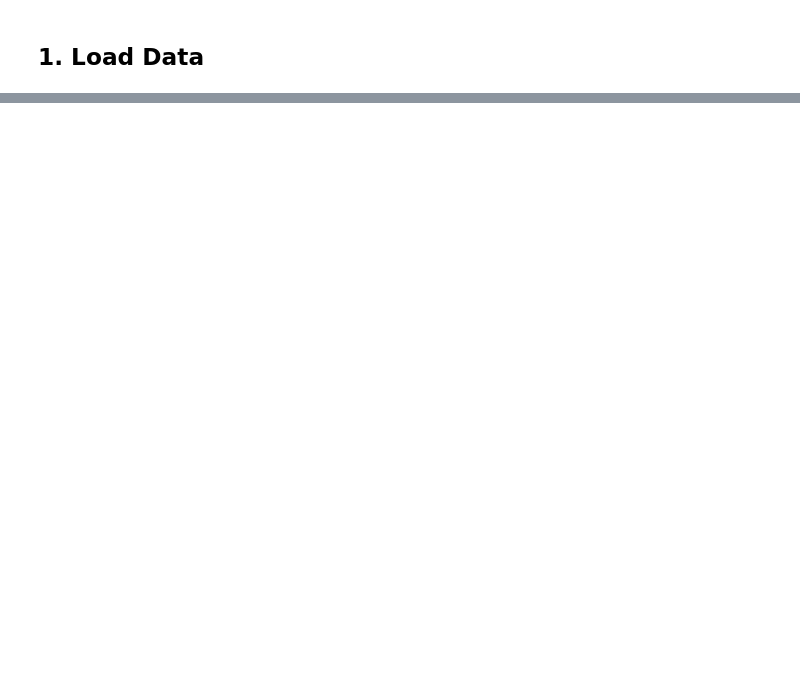
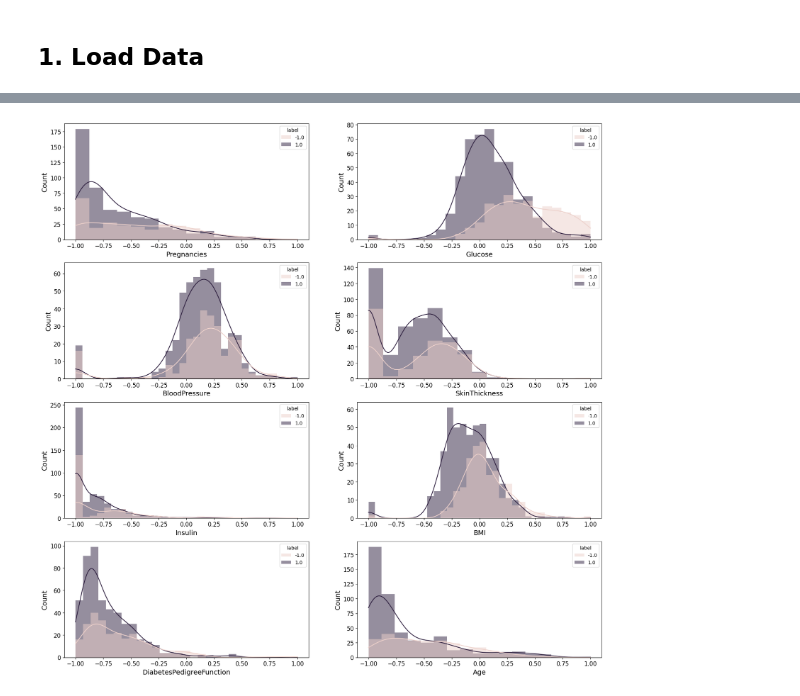
Before and after one commit to KaneZhao/deep-learning-assignments, a Jupyter notebook: assignment1/Assignment1.ipynb, the cells around one changed output, grey strips where cells are left out. Drawn from its saved outputs; the diff is of its cells as text; code cells hidden in the pictures; blank space fills up the shorter version.

```diff
--- a/assignment1/Assignment1.ipynb
+++ b/assignment1/Assignment1.ipynb
@@ -26,4 +27,4 @@ import seaborn as sns
 # %% [markdown]
 ## 1. Load Data
 # %%
-X_train, y_train = load_svmlight_file('diabetes.txt')
+features, target = load_svmlight_file('diabetes.txt')
@@ -43,0 +31,3 @@ pd.DataFrame(tmp).describe()
+# %%
+features = features.toarray()
+pd.DataFrame(features).describe()
@@ -43,0 +54,10 @@ pd.DataFrame(tmp).describe()
+# %%
+## EDA
+colnames=['Pregnancies','Glucose','BloodPressure','SkinThickness','Insulin','BMI','DiabetesPedigreeFunction','Age','label']
+
+df = pd.DataFrame(features)
+df['Outcome']=target
+
+df.columns=colnames
+
+df.head()
@@ -43,0 +71,17 @@ pd.DataFrame(tmp).describe()
+# %%
+# Code fragment to help with plotting histograms combining matplotlib and seaborn (and pandas)
+def hist_plot(features, Nrows, Ncols):
+
+    fig, axes = plt.subplots(Nrows, Ncols, figsize=(20, 20))
+
+    for row in range(Nrows):
+        for col in range(Ncols):
+            feature = features[row * Ncols + col]
+            sns.histplot(data=df, x=feature, hue="label", bins='auto', kde=True, ax=axes[row,col], edgecolor=None)
+            # sns.boxplot(y=feature,x='label',data=df, ax=axes[row,col])
+
+    plt.show()
+# %%
+hist_plot(colnames,4,2)
+# %% [output]
+[figure, added]
```
Also changed, not shown: parts of 14 cells of this notebook.
